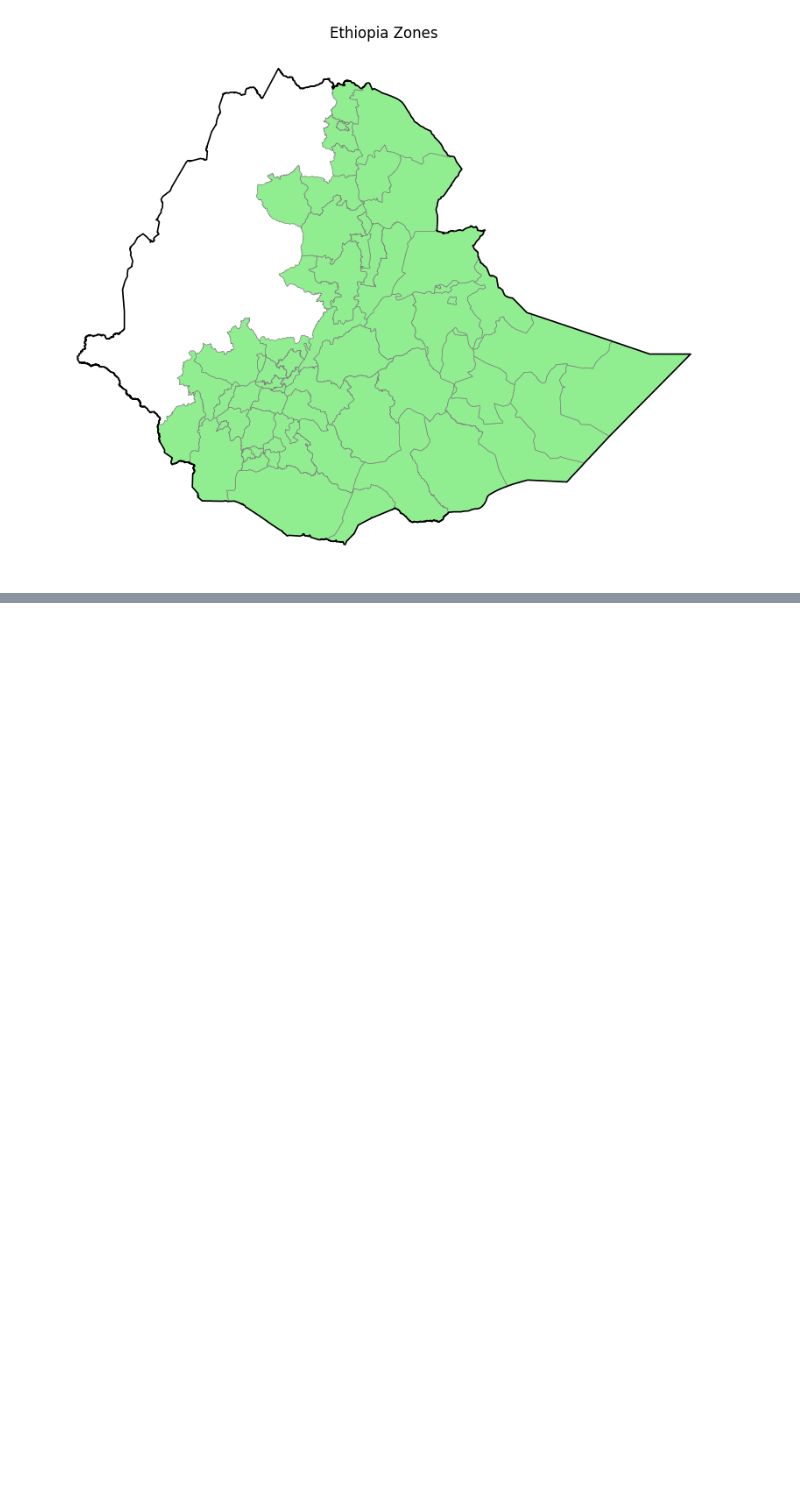
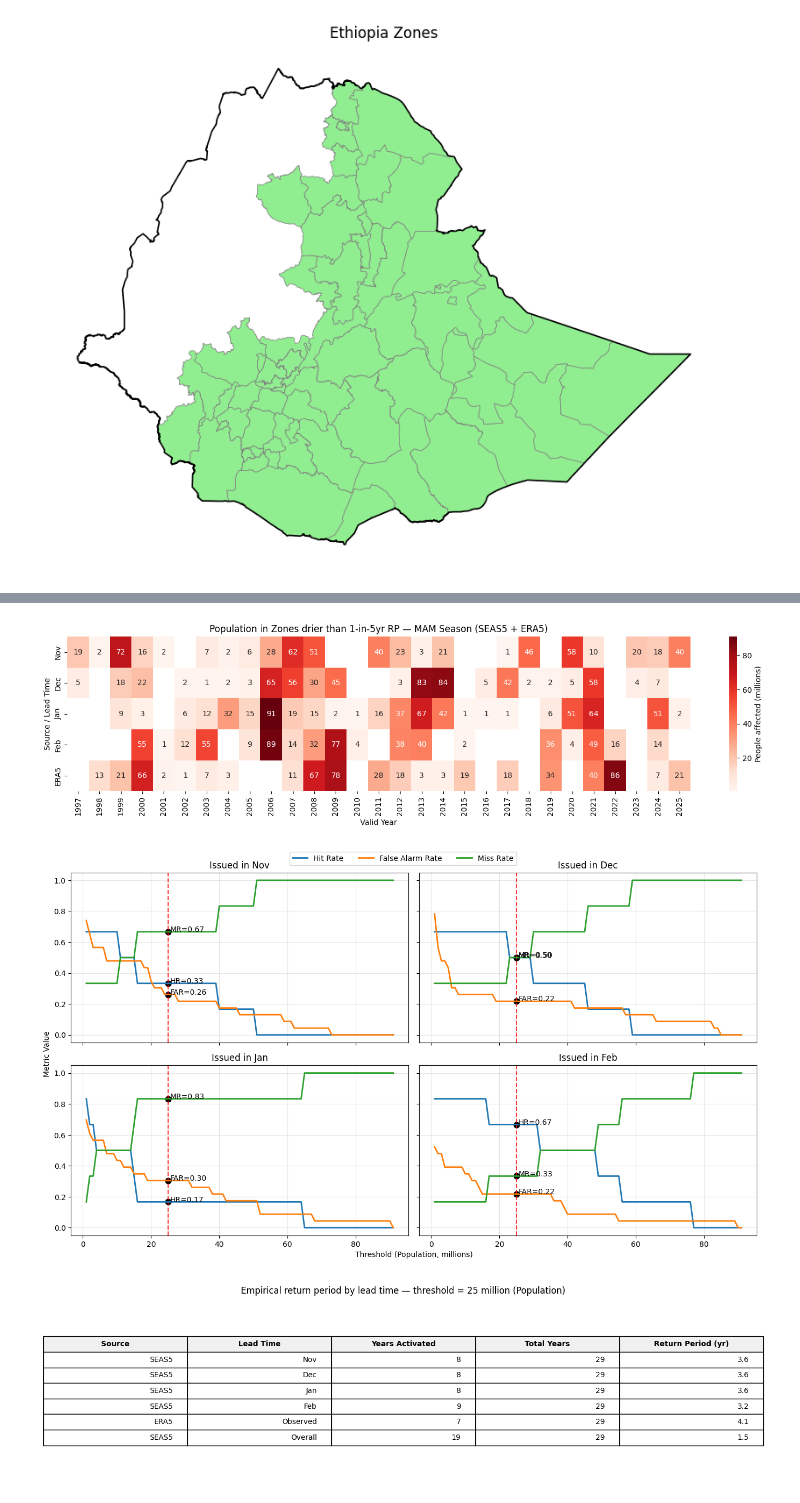
Before and after one commit to OCHA-DAP/ds-aa-eth-drought, a Jupyter notebook: analysis/05_0_drought_trigger_era5_analysis.ipynb, the cells around one changed output, grey strips where cells are left out. Saved outputs shown, nothing was run; the diff lists cells and outputs as text; code cells hidden in the pictures; blank space fills up the shorter version.

```diff
--- a/analysis/05_0_drought_trigger_era5_analysis.ipynb
+++ b/analysis/05_0_drought_trigger_era5_analysis.ipynb
@@ -555,0 +759,36 @@ mam_table
+# %%
+# By Population
+use_hnrp = False  # True or False
+if use_hnrp:
+    eth_adm2_pop = stratus.load_csv_from_blob(
+        "ds-aa-eth-drought/processed/hnrp.csv",
+        stage="dev",
+        container_name="projects",
+    )
+else:
+    eth_adm2_pop = stratus.load_csv_from_blob(
+        "ds-aa-eth-drought/processed/eth_adm2_pop.csv",
+        stage="dev",
+        container_name="projects",
+    )
+
+mam_table = build_season_table(
+    seas5_data=seas5_data,
+    validation_csv=validation_csv,
+    era5_data=era5_data,
+    season_name="MAM",
+    season_months=[3, 4, 5],
+    lead_time_map={11: 4, 12: 3, 1: 2, 2: 1},
+    rp_threshold=5,
+    plot_heatmap=True,
+    plot_skill=True,
+    highlight_value=25,
+    N_events=6,
+    pop_df=eth_adm2_pop,
+)
+
+mam_table
+# %% [output]
+[figure, added]
+[figure, added]
+[figure, added]
```
Also changed, not shown: parts of 28 cells of this notebook.
